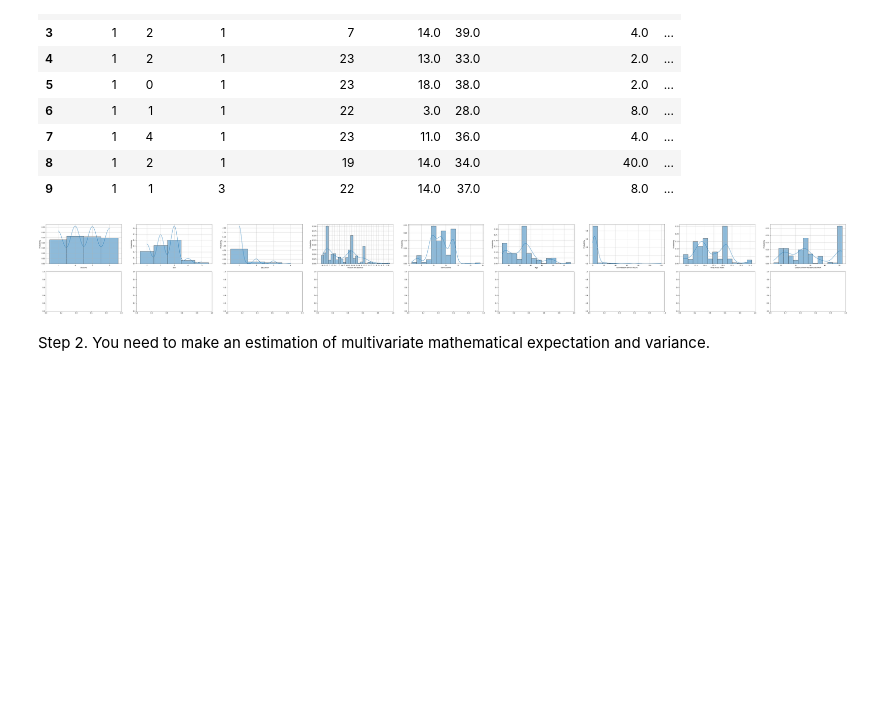
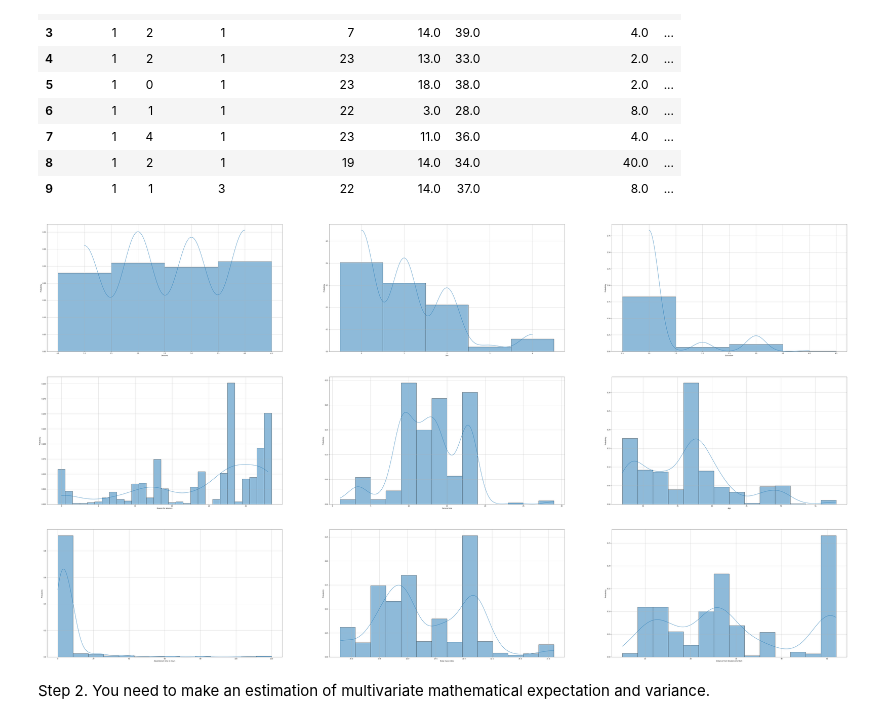
Before and after one commit to Deadvitekchpool/M-M-MSA, a Jupyter notebook: Lab2/Lab2.ipynb, the cells around one changed output. Drawn from its saved outputs; the diff is of its cells as text; code cells hidden in the pictures; blank space fills up the shorter version.

```diff
--- a/Lab2/Lab2.ipynb
+++ b/Lab2/Lab2.ipynb
@@ -51,17 +51,17 @@ data.head(10)
 # %%
 import seaborn as sb
 n_bins = int(round(5 * np.log(data.shape[0]) / np.log(10), 0))
 
-fig, ax = plt.subplots(2, len(data.columns), figsize=(len(data.columns) * 10, 10))
+fig, ax = plt.subplots(3, len(data.columns) // 3, figsize=(len(data.columns) * 10, 50))
 for i, (feature, is_discrete) in enumerate(zip(selected_features, discrete_feature)):
     if not is_discrete:
         bins = n_bins
     else:
         bins = 'auto'
-    sb.histplot(data=data[feature], ax=ax[0, i], kde=True, discrete=is_discrete, stat='probability', bins=bins)
-    ax[0, i].grid()
+    sb.histplot(data=data[feature], ax=ax[i // 3, i % 3], kde=True, discrete=is_discrete, stat='probability', bins=bins)
+    ax[i // 3, i % 3].grid()
 # %% [output]
-[figure, old version]
+[figure, new version]
 # %% [markdown]
 Step 2. You need to make an estimation of multivariate mathematical expectation and
 variance.
```
